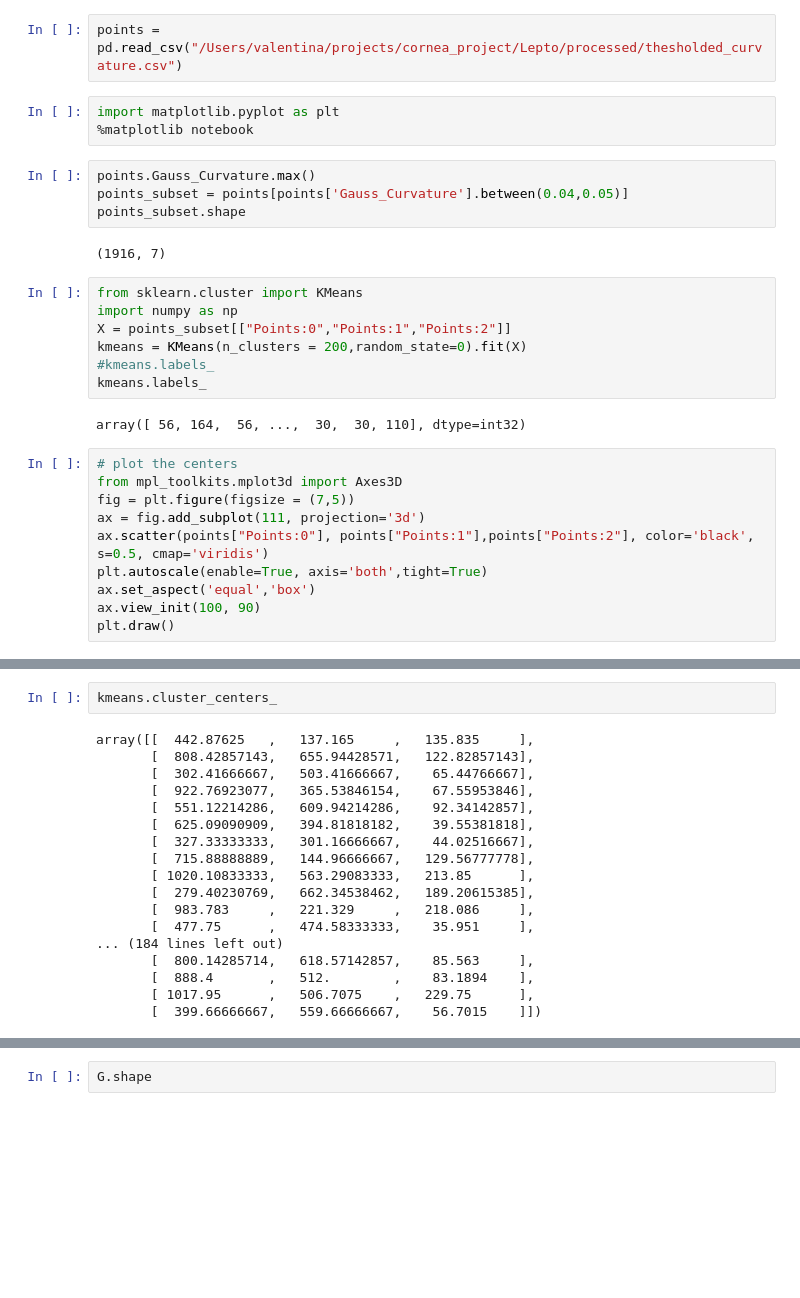
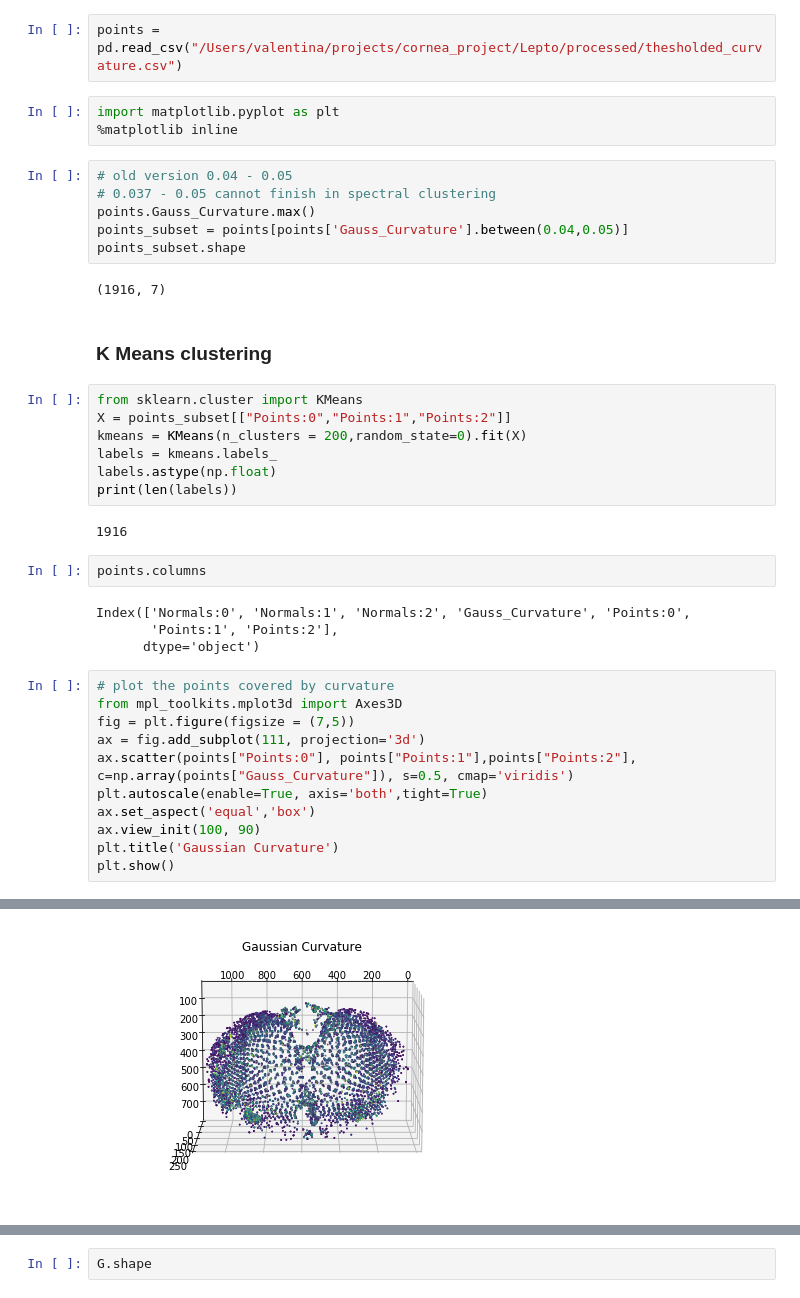
Before and after one commit to fly-eye/pyFlyEye, a Jupyter notebook: surface_processing/Curvature2corners.ipynb, the cells around one changed output, grey strips where cells are left out. Drawn from its saved outputs; the diff is of its cells as text; blank space fills up the shorter version.

```diff
--- a/surface_processing/Curvature2corners.ipynb
+++ b/surface_processing/Curvature2corners.ipynb
@@ -6,30 +9,41 @@ import pandas as pd
 points = pd.read_csv("/Users/valentina/projects/cornea_project/Lepto/processed/thesholded_curvature.csv")
 # %%
 import matplotlib.pyplot as plt
-%matplotlib notebook
+%matplotlib inline
 # %%
+# old version 0.04 - 0.05
+# 0.037 - 0.05 cannot finish in spectral clustering
 points.Gauss_Curvature.max()
 points_subset = points[points['Gauss_Curvature'].between(0.04,0.05)]
 points_subset.shape
 # %% [output]
 (1916, 7)
+# %% [markdown]
+### K Means clustering
 # %%
 from sklearn.cluster import KMeans
-import numpy as np
 X = points_subset[["Points:0","Points:1","Points:2"]]
 kmeans = KMeans(n_clusters = 200,random_state=0).fit(X)
-#kmeans.labels_
-kmeans.labels_
+labels = kmeans.labels_
+labels.astype(np.float)
+print(len(labels))
 # %% [output]
-array([ 56, 164,  56, ...,  30,  30, 110], dtype=int32)
+1916
+# %%
+points.columns
+# %% [output]
+Index(['Normals:0', 'Normals:1', 'Normals:2', 'Gauss_Curvature', 'Points:0',
+       'Points:1', 'Points:2'],
+      dtype='object')
 # %%
-# plot the centers
+# plot the points covered by curvature
 from mpl_toolkits.mplot3d import Axes3D
 fig = plt.figure(figsize = (7,5))
 ax = fig.add_subplot(111, projection='3d')
-ax.scatter(points["Points:0"], points["Points:1"],points["Points:2"], color='black', s=0.5, cmap='viridis')
+ax.scatter(points["Points:0"], points["Points:1"],points["Points:2"], c=np.array(points["Gauss_Curvature"]), s=0.5, cmap='viridis')
 plt.autoscale(enable=True, axis='both',tight=True)
 ax.set_aspect('equal','box')
 ax.view_init(100, 90)
-plt.draw()
+plt.title('Gaussian Curvature')
+plt.show()
 # %% [output]
@@ -38,20 +50 @@ plt.draw()
+[figure, added]
-# %%
-kmeans.cluster_centers_
-# %% [output]
-array([[  442.87625   ,   137.165     ,   135.835     ],
-       [  808.42857143,   655.94428571,   122.82857143],
-       [  302.41666667,   503.41666667,    65.44766667],
-       [  922.76923077,   365.53846154,    67.55953846],
-       [  551.12214286,   609.94214286,    92.34142857],
-       [  625.09090909,   394.81818182,    39.55381818],
-       [  327.33333333,   301.16666667,    44.02516667],
-       [  715.88888889,   144.96666667,   129.56777778],
-       [ 1020.10833333,   563.29083333,   213.85      ],
-       [  279.40230769,   662.34538462,   189.20615385],
-       [  983.783     ,   221.329     ,   218.086     ],
-       [  477.75      ,   474.58333333,    35.951     ],
-... (184 lines left out)
-       [  800.14285714,   618.57142857,    85.563     ],
-       [  888.4       ,   512.        ,    83.1894    ],
-       [ 1017.95      ,   506.7075    ,   229.75      ],
-       [  399.66666667,   559.66666667,    56.7015    ]])
```
Also changed, not shown: parts of 36 cells of this notebook.
